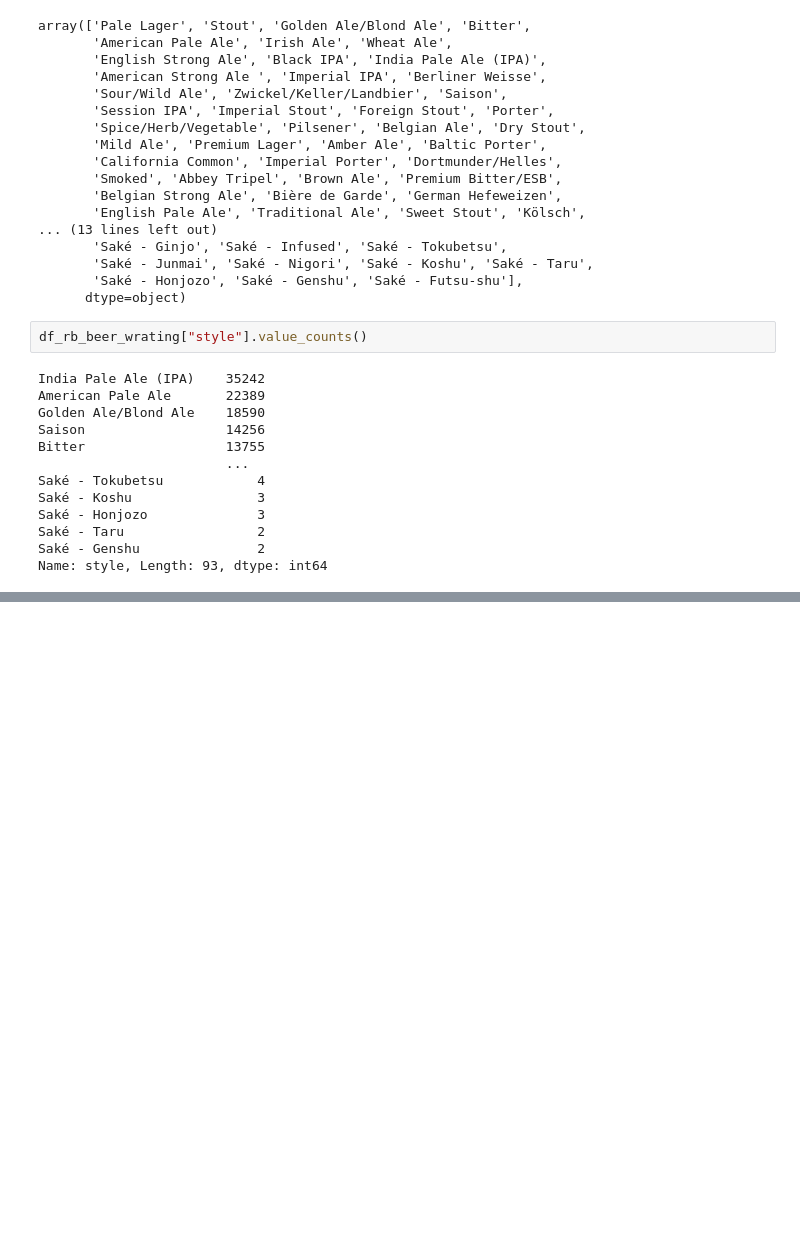
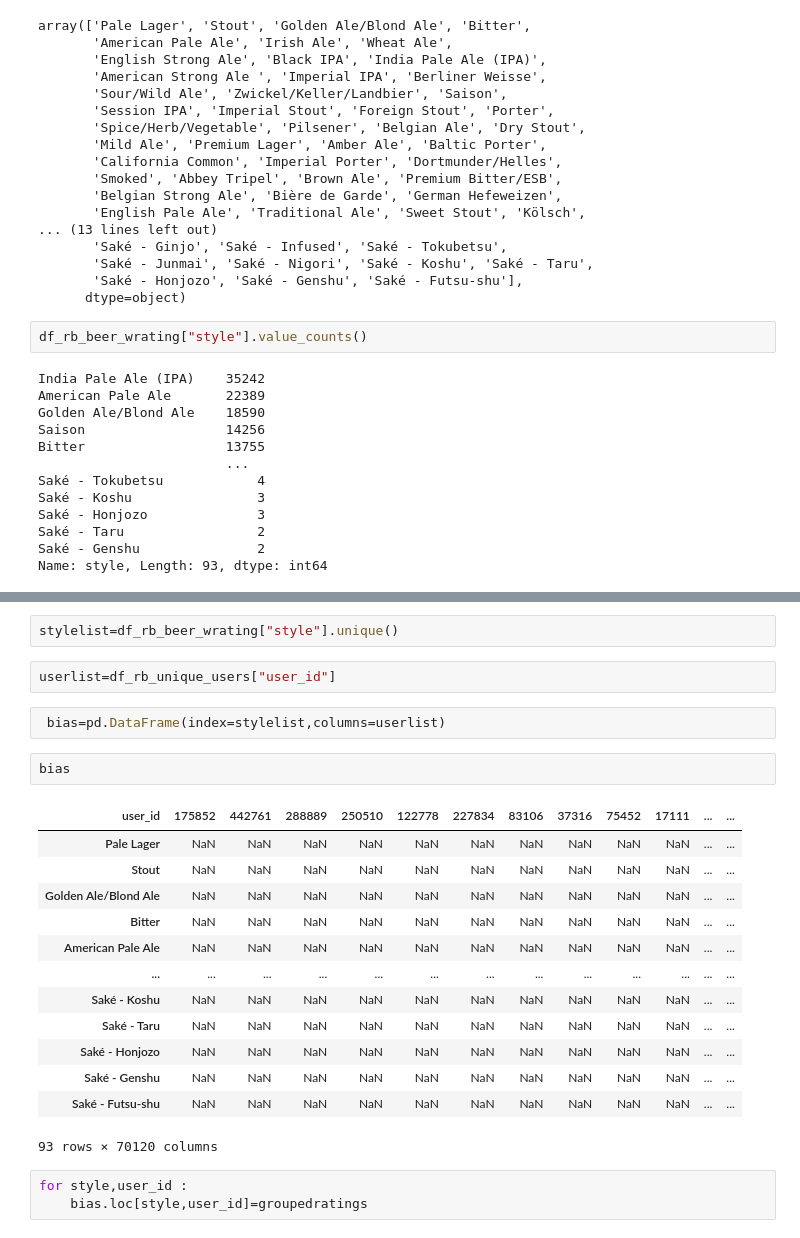
Before and after one commit to epfl-ada/ada-2022-project-hotchocolate, a Jupyter notebook: P3_Auriane_WIP.ipynb, the cells around one changed output, grey strips where cells are left out. Saved outputs shown, nothing was run; the diff lists cells and outputs as text; blank space fills up the shorter version.

```diff
--- a/P3_Auriane_WIP.ipynb
+++ b/P3_Auriane_WIP.ipynb
@@ -994,0 +1026,25 @@ Name: style, Length: 93, dtype: int64
+# %%
+stylelist=df_rb_beer_wrating["style"].unique()
+# %%
+userlist=df_rb_unique_users["user_id"]
+# %%
+ bias=pd.DataFrame(index=stylelist,columns=userlist)
+# %%
+bias
+# %% [output]
+| user_id | 175852 | 442761 | 288889 | 250510 | 122778 | 227834 | 83106 | 37316 | 75452 | 17111 | ... | ... |
+| Pale Lager | NaN | NaN | NaN | NaN | NaN | NaN | NaN | NaN | NaN | NaN | ... | ... |
+| Stout | NaN | NaN | NaN | NaN | NaN | NaN | NaN | NaN | NaN | NaN | ... | ... |
+| Golden Ale/Blond Ale | NaN | NaN | NaN | NaN | NaN | NaN | NaN | NaN | NaN | NaN | ... | ... |
+| Bitter | NaN | NaN | NaN | NaN | NaN | NaN | NaN | NaN | NaN | NaN | ... | ... |
+| American Pale Ale | NaN | NaN | NaN | NaN | NaN | NaN | NaN | NaN | NaN | NaN | ... | ... |
+| ... | ... | ... | ... | ... | ... | ... | ... | ... | ... | ... | ... | ... |
+| Saké - Koshu | NaN | NaN | NaN | NaN | NaN | NaN | NaN | NaN | NaN | NaN | ... | ... |
+| Saké - Taru | NaN | NaN | NaN | NaN | NaN | NaN | NaN | NaN | NaN | NaN | ... | ... |
+| Saké - Honjozo | NaN | NaN | NaN | NaN | NaN | NaN | NaN | NaN | NaN | NaN | ... | ... |
+| Saké - Genshu | NaN | NaN | NaN | NaN | NaN | NaN | NaN | NaN | NaN | NaN | ... | ... |
+| Saké - Futsu-shu | NaN | NaN | NaN | NaN | NaN | NaN | NaN | NaN | NaN | NaN | ... | ... |
+93 rows × 70120 columns
+# %%
+for style,user_id :
+    bias.loc[style,user_id]=groupedratings
```
Also changed, not shown: parts of 20 cells of this notebook.
